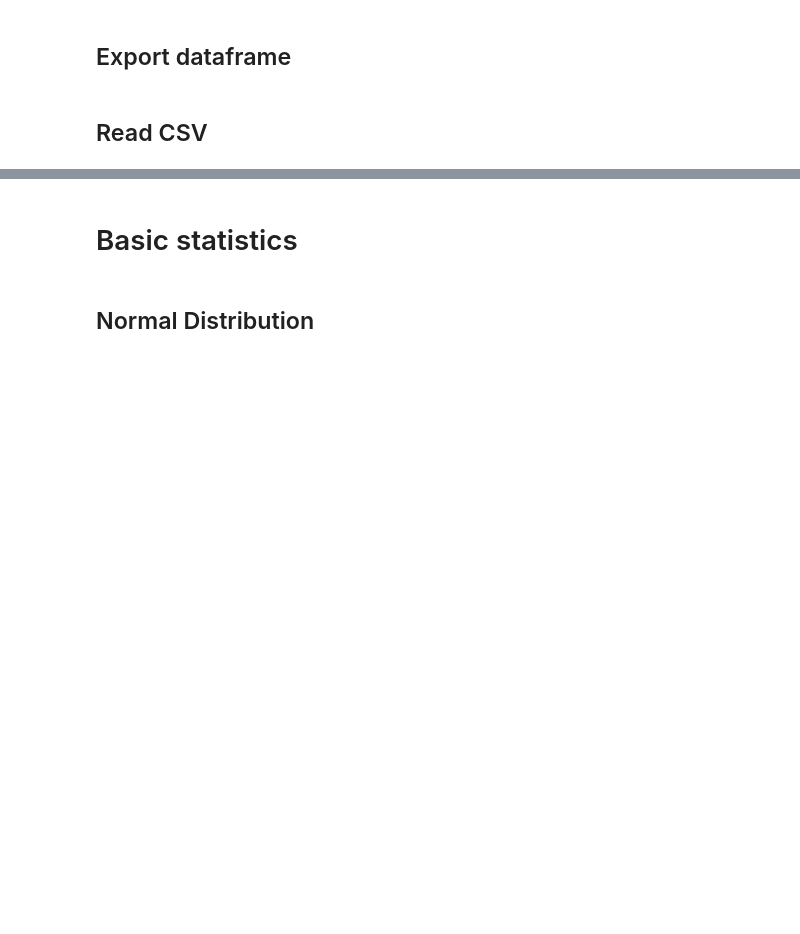
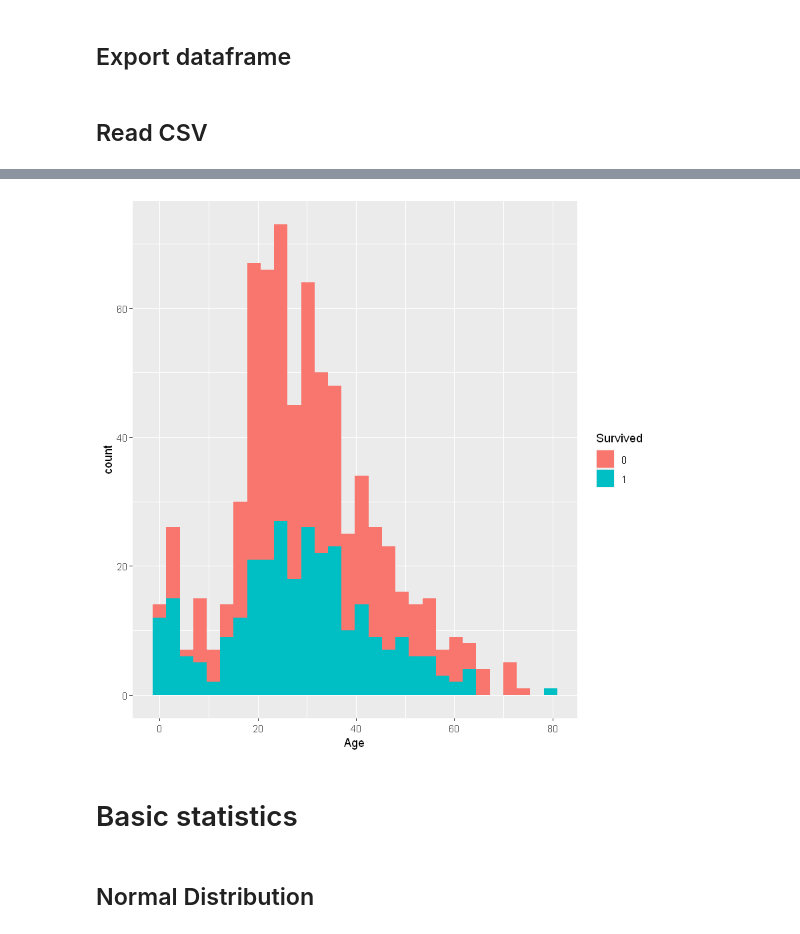
Before and after one commit to sandipto-sanyal/ampba, a Jupyter notebook: R/R sample codes.ipynb, the cells around one changed output, grey strips where cells are left out. Drawn from its saved outputs; the diff is of its cells as text; code cells hidden in the pictures; blank space fills up the shorter version.

```diff
--- a/R/R sample codes.ipynb
+++ b/R/R sample codes.ipynb
@@ -371,0 +403,5 @@ head(df2)
+# %%
+ggplot(data=df2) +
+  aes(x=Age, fill=Survived) + # categories for fill should have to be converted to string first
+  geom_histogram(bins = 30)
+# %% [output]
@@ -372,3 +410,4 @@ head(df2)
+[figure, added]
 # %% [markdown]
 # Basic statistics
 # %% [markdown]
```
Also changed, not shown: parts of 41 cells of this notebook, 20 other files.
